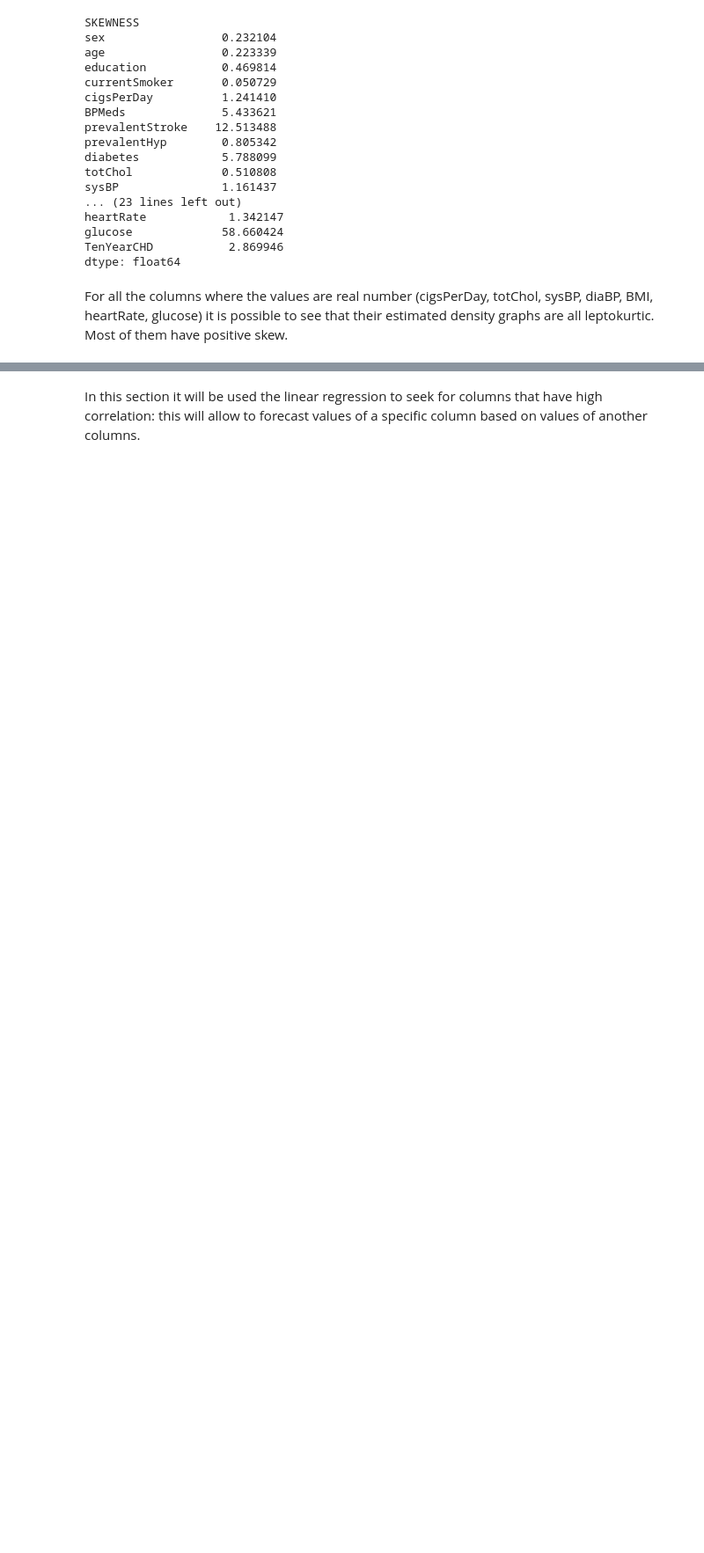
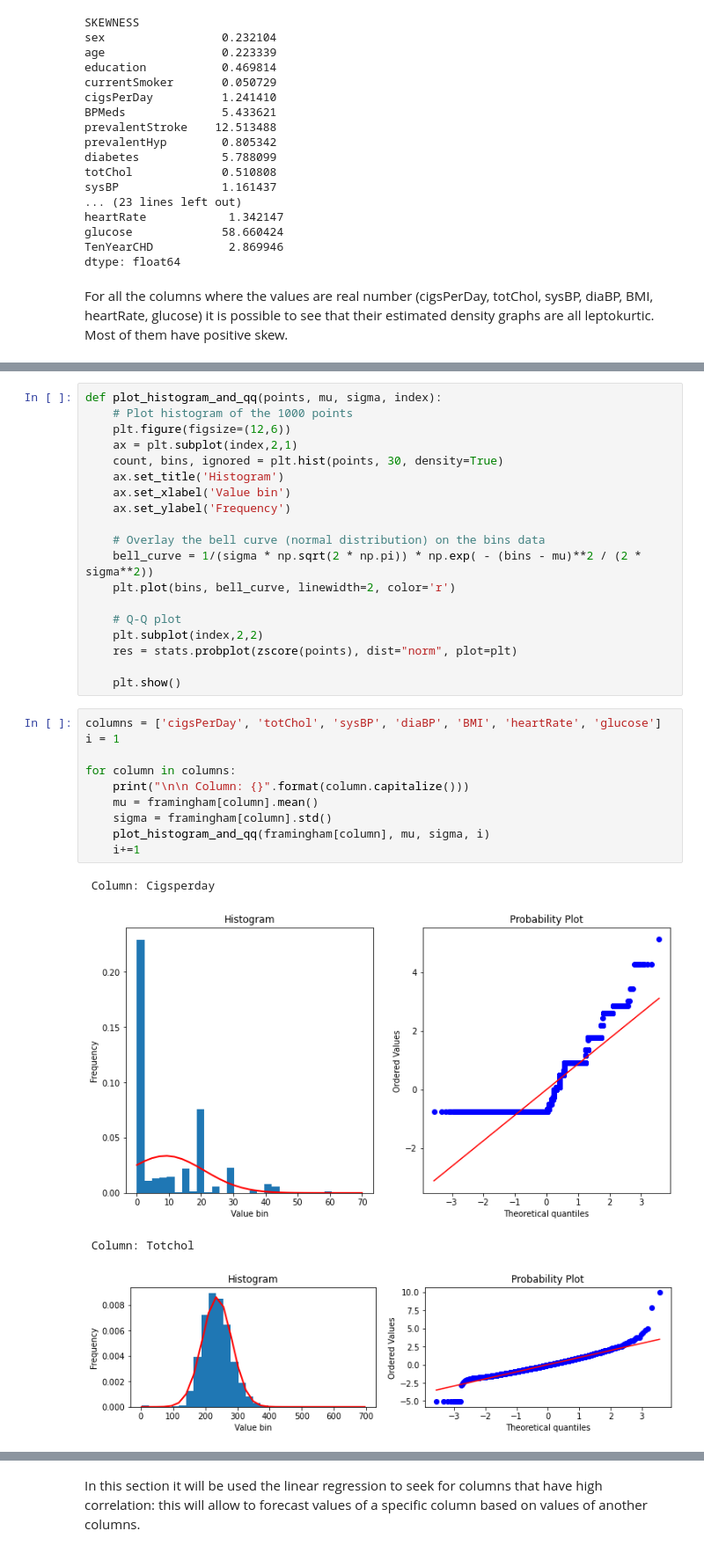
Before and after one commit to Mirkesx/cardiovascularity_study_dataset, a Jupyter notebook: project_notebook_marco_cavalli_1000024189.ipynb, the cells around one changed output, grey strips where cells are left out. Shown at 88% size. Saved outputs shown, nothing was run; the diff lists cells and outputs as text; blank space fills up the shorter version.

```diff
--- a/project_notebook_marco_cavalli_1000024189.ipynb
+++ b/project_notebook_marco_cavalli_1000024189.ipynb
@@ -568,0 +605,34 @@ dtype: float64
+# %%
+def plot_histogram_and_qq(points, mu, sigma, index):
+    # Plot histogram of the 1000 points
+    plt.figure(figsize=(12,6))
+    ax = plt.subplot(index,2,1)
+    count, bins, ignored = plt.hist(points, 30, density=True)
+    ax.set_title('Histogram')
+    ax.set_xlabel('Value bin')
+    ax.set_ylabel('Frequency')
+
+    # Overlay the bell curve (normal distribution) on the bins data
+    bell_curve = 1/(sigma * np.sqrt(2 * np.pi)) * np.exp( - (bins - mu)**2 / (2 * sigma**2))
+    plt.plot(bins, bell_curve, linewidth=2, color='r')
+
+    # Q-Q plot
+    plt.subplot(index,2,2)
+    res = stats.probplot(zscore(points), dist="norm", plot=plt)
+
+    plt.show()
+# %%
+columns = ['cigsPerDay', 'totChol', 'sysBP', 'diaBP', 'BMI', 'heartRate', 'glucose']
+i = 1
+
+for column in columns:
+    print("\n\n Column: {}".format(column.capitalize()))
+    mu = framingham[column].mean()
+    sigma = framingham[column].std()
+    plot_histogram_and_qq(framingham[column], mu, sigma, i)
+    i+=1
+# %% [output]
+ Column: Cigsperday
+[figure, added]
+ Column: Totchol
+[figure, added]
```
Also changed, not shown: parts of 54 cells of this notebook.
